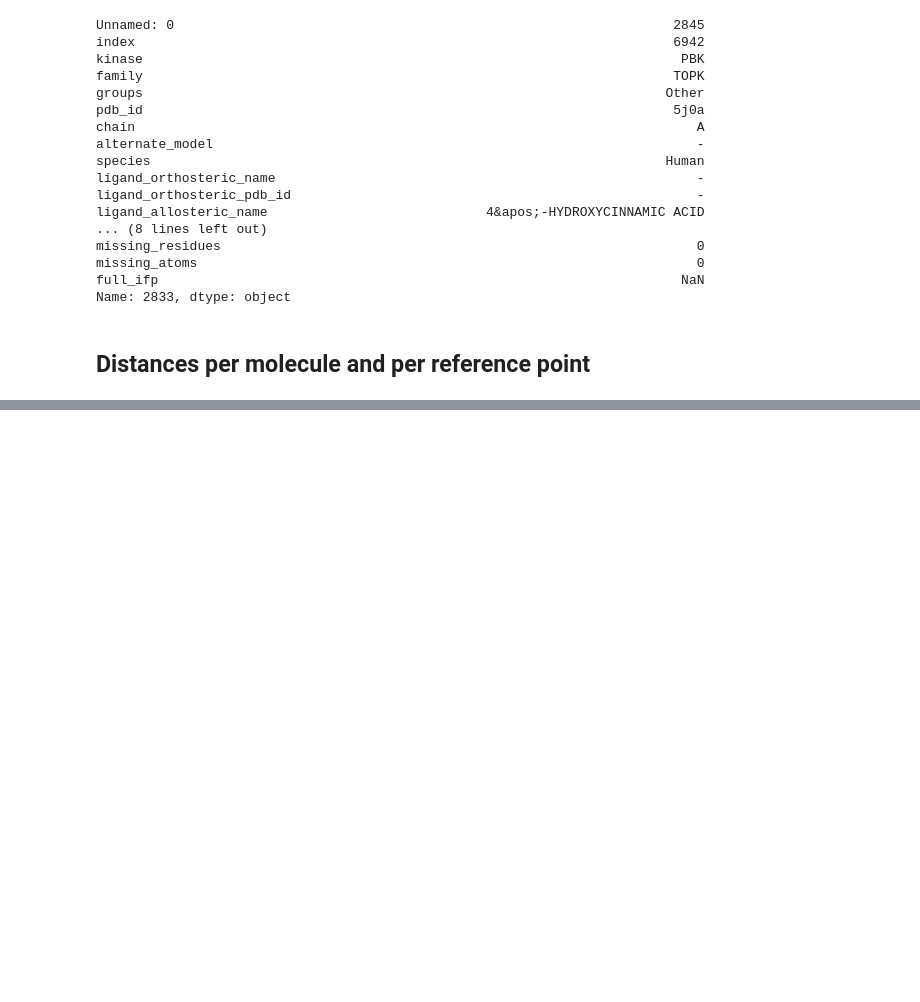
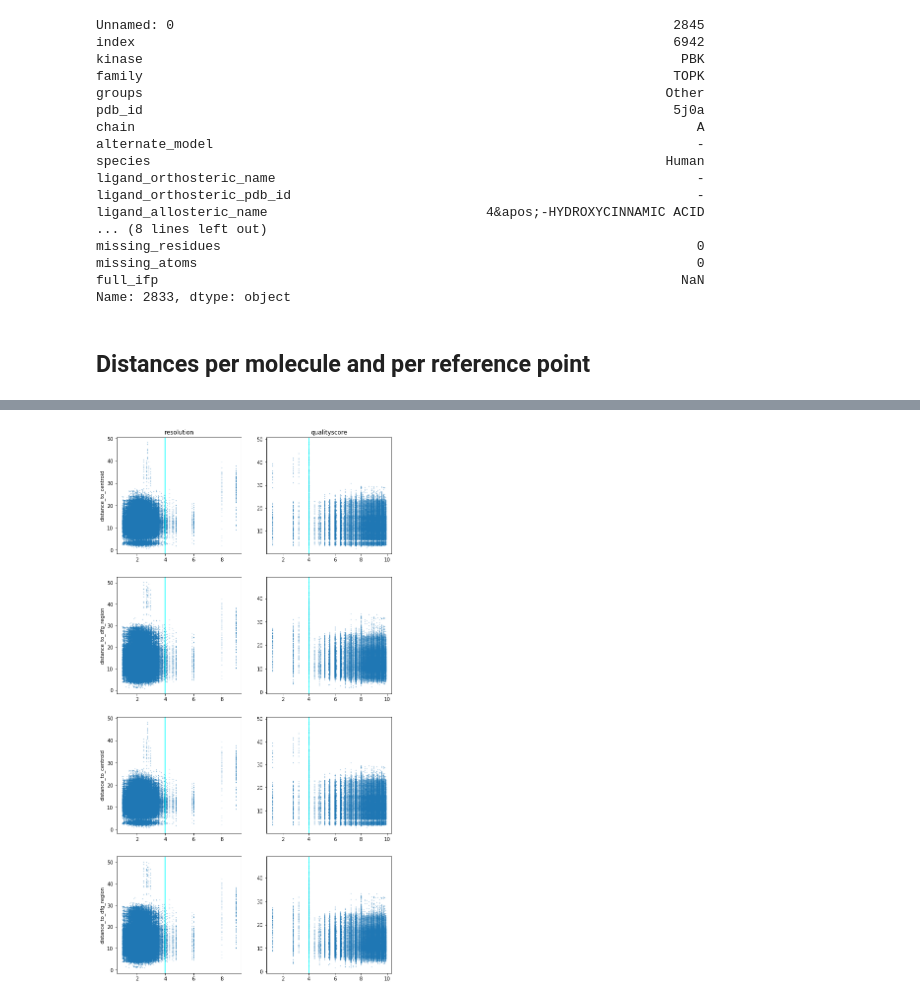
Before and after one commit to volkamerlab/kissim, a Jupyter notebook: scripts/spatial_features.ipynb, the cells around one changed output, grey strips where cells are left out. Saved outputs shown, nothing was run; the diff lists cells and outputs as text; code cells hidden in the pictures; blank space fills up the shorter version.

```diff
--- a/scripts/spatial_features.ipynb
+++ b/scripts/spatial_features.ipynb
@@ -238,0 +222,6 @@ fig.savefig(path_to_results / 'distances_all_boxplot.png', dpi=300)
+# %%
+# Remove missing rows with missing values
+print(f'{len(all_distances)}: Dataset')
+
+all_distances.dropna(inplace=True)
+print(f'{len(all_distances)}: Dataset without missing values')
@@ -238,0 +231,8 @@ fig.savefig(path_to_results / 'distances_all_boxplot.png', dpi=300)
+# %%
+# Round resolution and quality score
+all_distances['resolution_bins'] = all_distances.resolution.apply(math.ceil)
+all_distances['qualityscore_bins'] = all_distances.qualityscore.apply(math.ceil)
+# %%
+# Set interval of resolution and quality score
+all_distances['resolution_bins'] = all_distances.resolution_bins.apply(lambda x: f'({x-1}, {x}]')
+all_distances['qualityscore_bins'] = all_distances.qualityscore_bins.apply(lambda x: f'({x-1}, {x}]')
@@ -238,0 +248,25 @@ fig.savefig(path_to_results / 'distances_all_boxplot.png', dpi=300)
+# %%
+plt.figure(figsize=(10, 20))
+
+x_categories = 'resolution qualityscore'.split()*4
+y_categories = 'distance_to_centroid distance_to_hinge_region distance_to_dfg_region distance_to_front_pocket'.split()*2
+
+for index, (x, y) in enumerate(zip(x_categories, y_categories)):
+
+    plt.subplot(4, 2, index+1)
+    plt.scatter(
+        x=all_distances[x],
+        y=all_distances[y],
+        s=0.1
+    )
+    if index in [0,1]:
+        plt.title(x)
+    if index in [0, 2, 4, 6]:
+        plt.axvline(x=4, color='cyan')
+        plt.ylabel(y)
+    if index in [1, 3, 5, 7]:
+        plt.axvline(x=4, color='cyan')
+
+plt.savefig(path_to_results / 'distances_vs_resolution-qualityscore.png', dpi=300, bbox_inches='tight')
+# %% [output]
+[figure, added]
```
Also changed, not shown: parts of 33 cells of this notebook, 5 other files.
